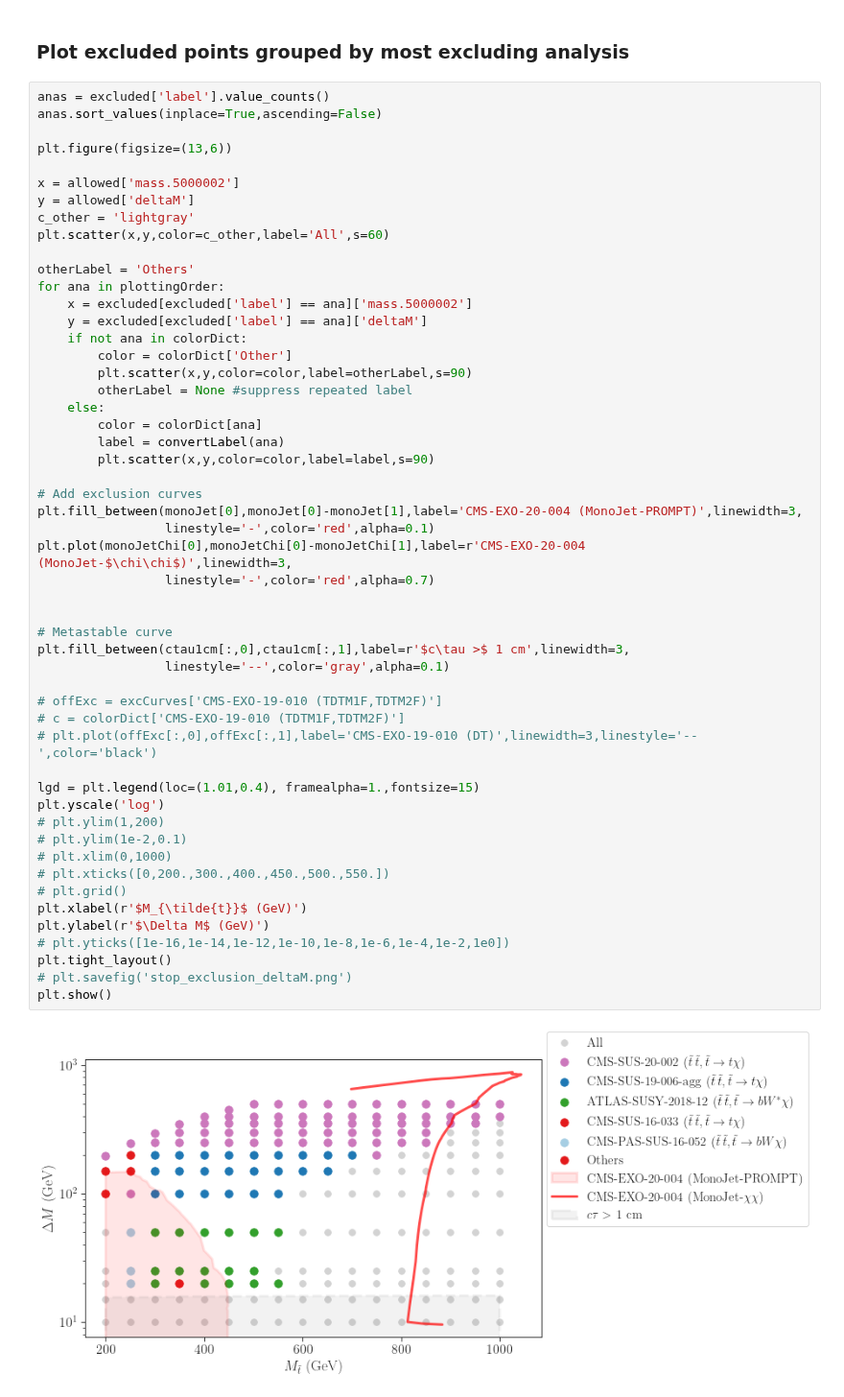
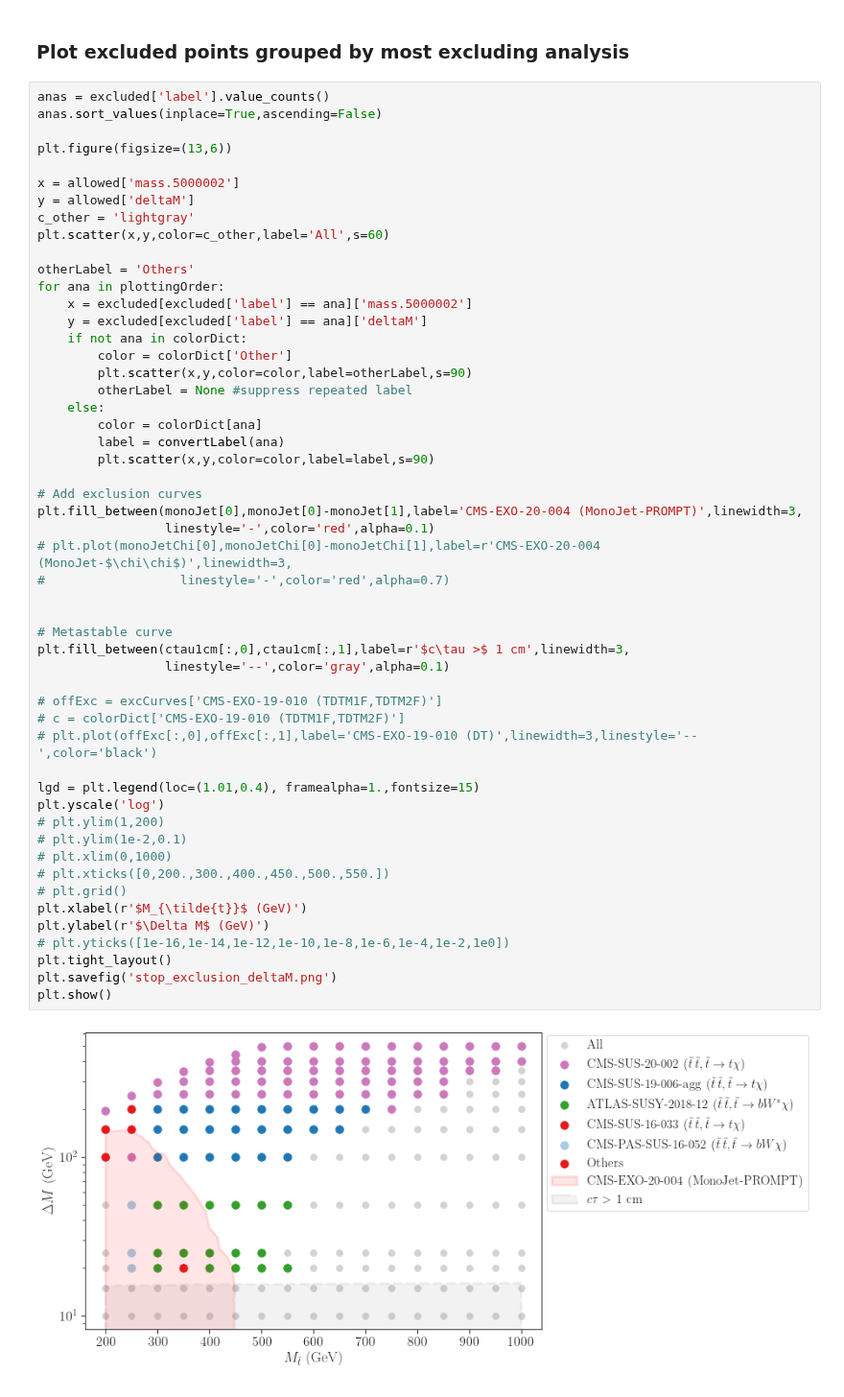
Before and after one commit to andlessa/SMStoEFT, a Jupyter notebook: notebooks/plots-SModelSScan.ipynb, the cells around one changed output. Shown at 96% size. Saved outputs shown, nothing was run; the diff lists cells and outputs as text.

```diff
--- a/notebooks/plots-SModelSScan.ipynb
+++ b/notebooks/plots-SModelSScan.ipynb
@@ -206,37 +206,37 @@ for ana in plottingOrder:
         color = colorDict[ana]
         label = convertLabel(ana)
         plt.scatter(x,y,color=color,label=label,s=90)
 
 # Add exclusion curves
 plt.fill_between(monoJet[0],monoJet[0]-monoJet[1],label='CMS-EXO-20-004 (MonoJet-PROMPT)',linewidth=3,
                  linestyle='-',color='red',alpha=0.1)
-plt.plot(monoJetChi[0],monoJetChi[0]-monoJetChi[1],label=r'CMS-EXO-20-004 (MonoJet-$\chi\chi$)',linewidth=3,
-                 linestyle='-',color='red',alpha=0.7)
+# plt.plot(monoJetChi[0],monoJetChi[0]-monoJetChi[1],label=r'CMS-EXO-20-004 (MonoJet-$\chi\chi$)',linewidth=3,
+#                  linestyle='-',color='red',alpha=0.7)
 
 
 # Metastable curve
 plt.fill_between(ctau1cm[:,0],ctau1cm[:,1],label=r'$c\tau >$ 1 cm',linewidth=3,
                  linestyle='--',color='gray',alpha=0.1)
 
 # offExc = excCurves['CMS-EXO-19-010 (TDTM1F,TDTM2F)']
 # c = colorDict['CMS-EXO-19-010 (TDTM1F,TDTM2F)']
 # plt.plot(offExc[:,0],offExc[:,1],label='CMS-EXO-19-010 (DT)',linewidth=3,linestyle='--',color='black')
 
 lgd = plt.legend(loc=(1.01,0.4), framealpha=1.,fontsize=15)
 plt.yscale('log')
 # plt.ylim(1,200)
 # plt.ylim(1e-2,0.1)
 # plt.xlim(0,1000)
 # plt.xticks([0,200.,300.,400.,450.,500.,550.])
 # plt.grid()
 plt.xlabel(r'$M_{\tilde{t}}$ (GeV)')
 plt.ylabel(r'$\Delta M$ (GeV)')
 # plt.yticks([1e-16,1e-14,1e-12,1e-10,1e-8,1e-6,1e-4,1e-2,1e0])
 plt.tight_layout()
-# plt.savefig('stop_exclusion_deltaM.png')
+plt.savefig('stop_exclusion_deltaM.png')
 plt.show()
 # %% [output]
-[figure, old version]
+[figure, new version]
 # %%
 anas = excluded['label'].value_counts()
 anas.sort_values(inplace=True,ascending=False)
```
Also changed, not shown: parts of 1 cell of this notebook, 51 other files.
